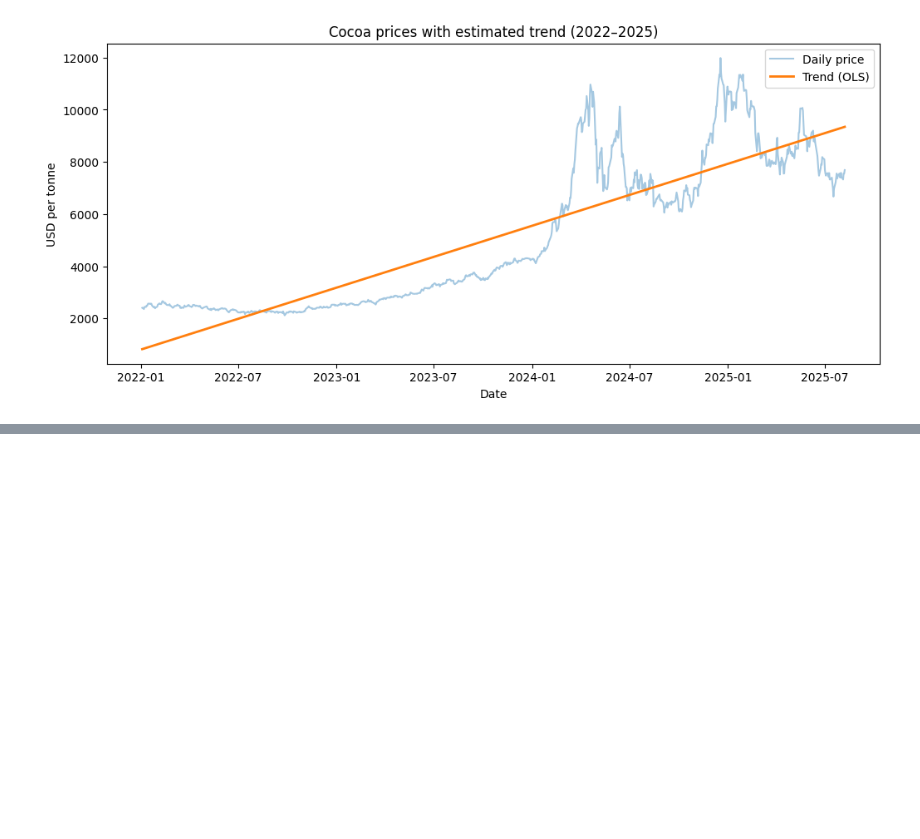
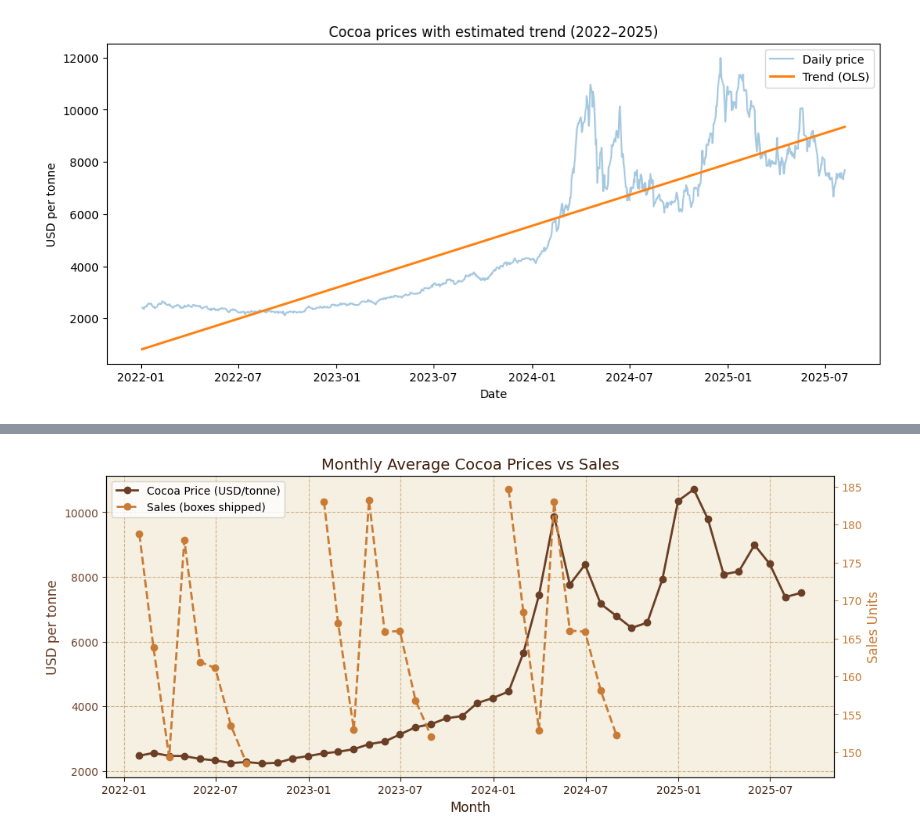
Before and after one commit to Lina060992/Chocolate, a Jupyter notebook: cocoa_prices_2022_2025.ipynb, the cells around one changed output, grey strips where cells are left out. Cells and saved outputs as stored; diff of their text form; code cells hidden in the pictures; blank space fills up the shorter version.

Commit message:
Added graphs for comparison with cocoa prices

```diff
--- a/cocoa_prices_2022_2025.ipynb
+++ b/cocoa_prices_2022_2025.ipynb
@@ -35,3 +36,15 @@ raw.head()
 | 2 | 2025-08-05 | 5424.00 | 7878.33 | 7551.55 | 6521.90 |
 | 3 | 2025-08-04 | 5272.33 | 7638.67 | 7324.64 | 6335.45 |
 | 4 | 2025-08-01 | 5384.33 | 7696.33 | 7422.56 | 6419.77 |
+# %%
+# Load table of sales
+with engine.connect() as conn:
+    conn.execute(text(f"SET search_path TO {schema}"))
+    sales = pd.read_sql(
+        text("SELECT * FROM jl_sales"),
+        conn
+    )
+
+sales["Date"] = pd.to_datetime(sales["Date"])
+
+sales
@@ -420,0 +448,68 @@ plt.show()
+# %%
+# Units sold (boxes) vs. cocoa prices
+#
+#
+# # --- Monthly cocoa prices ---
+monthly_price = (
+    df.set_index("Date")[price_col]
+    .resample("M")
+    .mean()
+)
+
+# --- Monthly sales ---
+monthly_sales = (
+    sales.set_index("Date")["Boxes Shipped"]
+    .resample("M")
+    .mean()
+)
+
+# Set figure size
+plt.figure(figsize=(12,5))
+ax1 = plt.gca()
+
+# Plot cocoa price (left axis)
+ax1.plot(
+    monthly_price.index,
+    monthly_price.values,
+    color="#6B3E26",      # cocoa brown
+    linewidth=2,
+    marker="o",
+    label="Cocoa Price (USD/tonne)"
+)
+
+# Secondary axis for sales
+ax2 = ax1.twinx()
+
+ax2.plot(
+    monthly_sales.index,
+    monthly_sales.values,
+    color="#C97B36",      # caramel
+    linewidth=2,
+    linestyle="--",
+    marker="o",
+    label="Sales (boxes shipped)"
+)
+
+# Title and labels
+plt.title("Monthly Average Cocoa Prices vs Sales", fontsize=14, color="#3E1F0D")
+ax1.set_xlabel("Month", fontsize=12, color="#3E1F0D")
+ax1.set_ylabel("USD per tonne", fontsize=12, color="#6B3E26")
+ax2.set_ylabel("Sales Units", fontsize=12, color="#C97B36")
+
+# Chocolate grid & background
+ax1.grid(color="#D2B48C", linestyle="--", linewidth=0.8)
+ax1.set_facecolor("#F5F0E1")
+
+# Tick styling
+ax1.tick_params(axis='x', colors="#3E1F0D")
+ax1.tick_params(axis='y', colors="#6B3E26")
+ax2.tick_params(axis='y', colors="#C97B36")
+
+# Combined legend
+lines_1, labels_1 = ax1.get_legend_handles_labels()
+lines_2, labels_2 = ax2.get_legend_handles_labels()
+ax1.legend(lines_1 + lines_2, labels_1 + labels_2, loc="upper left")
+
+plt.show()
+# %% [output]
+[figure, added]
```
Also changed, not shown: parts of 7 cells of this notebook.
